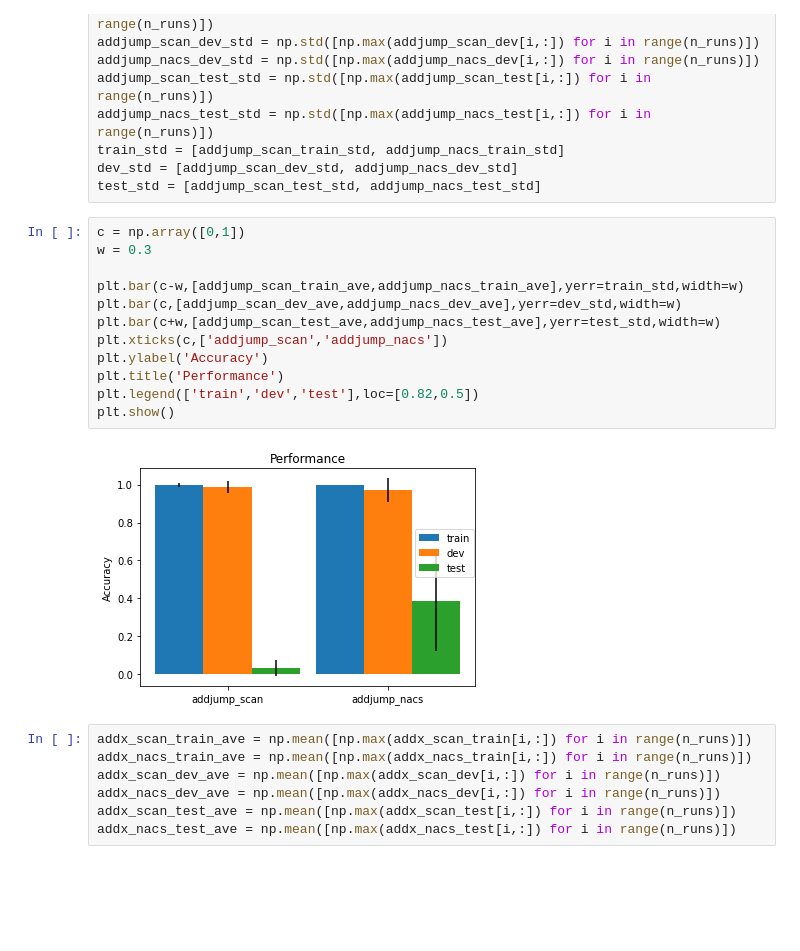
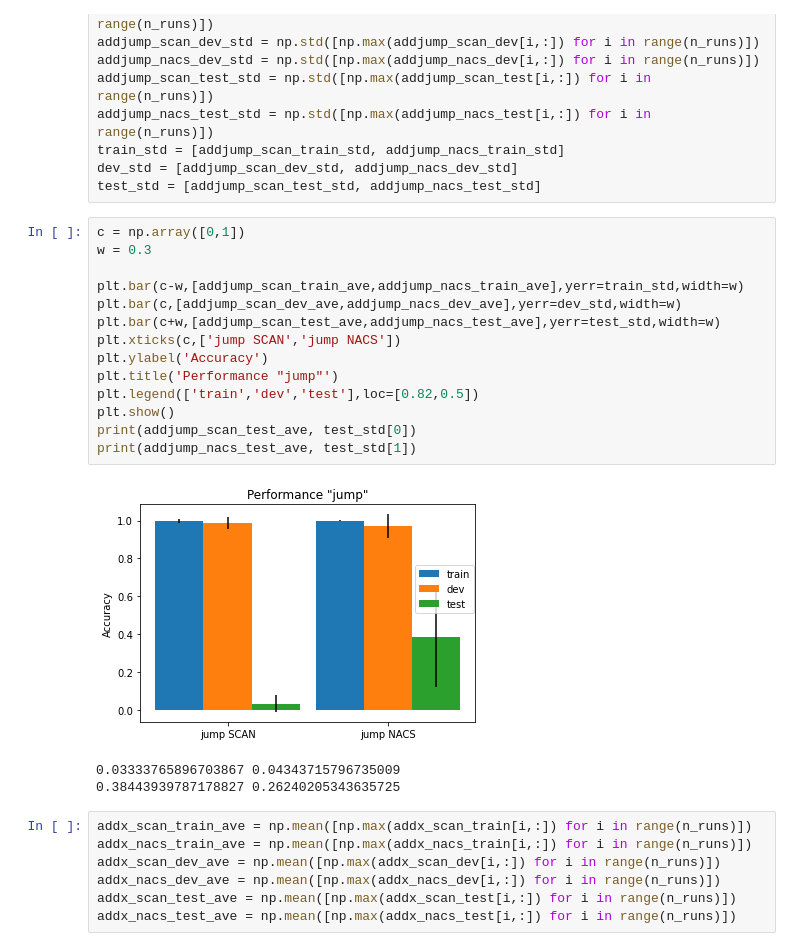
Before and after one commit to JanAthmer/Compositional-generalization-capabillity-of-Transformer, a Jupyter notebook: Results_addx_jump.ipynb, the cells around one changed output. Saved outputs shown, nothing was run; the diff lists cells and outputs as text; blank space fills up the shorter version.

```diff
--- a/Results_addx_jump.ipynb
+++ b/Results_addx_jump.ipynb
@@ -99,17 +99,21 @@ test_std = [addjump_scan_test_std, addjump_nacs_test_std]
 # %%
 c = np.array([0,1])
 w = 0.3
 
 plt.bar(c-w,[addjump_scan_train_ave,addjump_nacs_train_ave],yerr=train_std,width=w)
 plt.bar(c,[addjump_scan_dev_ave,addjump_nacs_dev_ave],yerr=dev_std,width=w)
 plt.bar(c+w,[addjump_scan_test_ave,addjump_nacs_test_ave],yerr=test_std,width=w)
-plt.xticks(c,['addjump_scan','addjump_nacs'])
+plt.xticks(c,['jump SCAN','jump NACS'])
 plt.ylabel('Accuracy')
-plt.title('Performance')
+plt.title('Performance "jump"')
 plt.legend(['train','dev','test'],loc=[0.82,0.5])
 plt.show()
+print(addjump_scan_test_ave, test_std[0])
+print(addjump_nacs_test_ave, test_std[1])
 # %% [output]
-[figure, old version]
+[figure, new version]
+0.03333765896703867 0.04343715796735009
+0.38443939787178827 0.26240205343635725
 # %%
 addx_scan_train_ave = np.mean([np.max(addx_scan_train[i,:]) for i in range(n_runs)])
 addx_nacs_train_ave = np.mean([np.max(addx_nacs_train[i,:]) for i in range(n_runs)])
```
Also changed, not shown: parts of 2 cells of this notebook, 11 other files.
